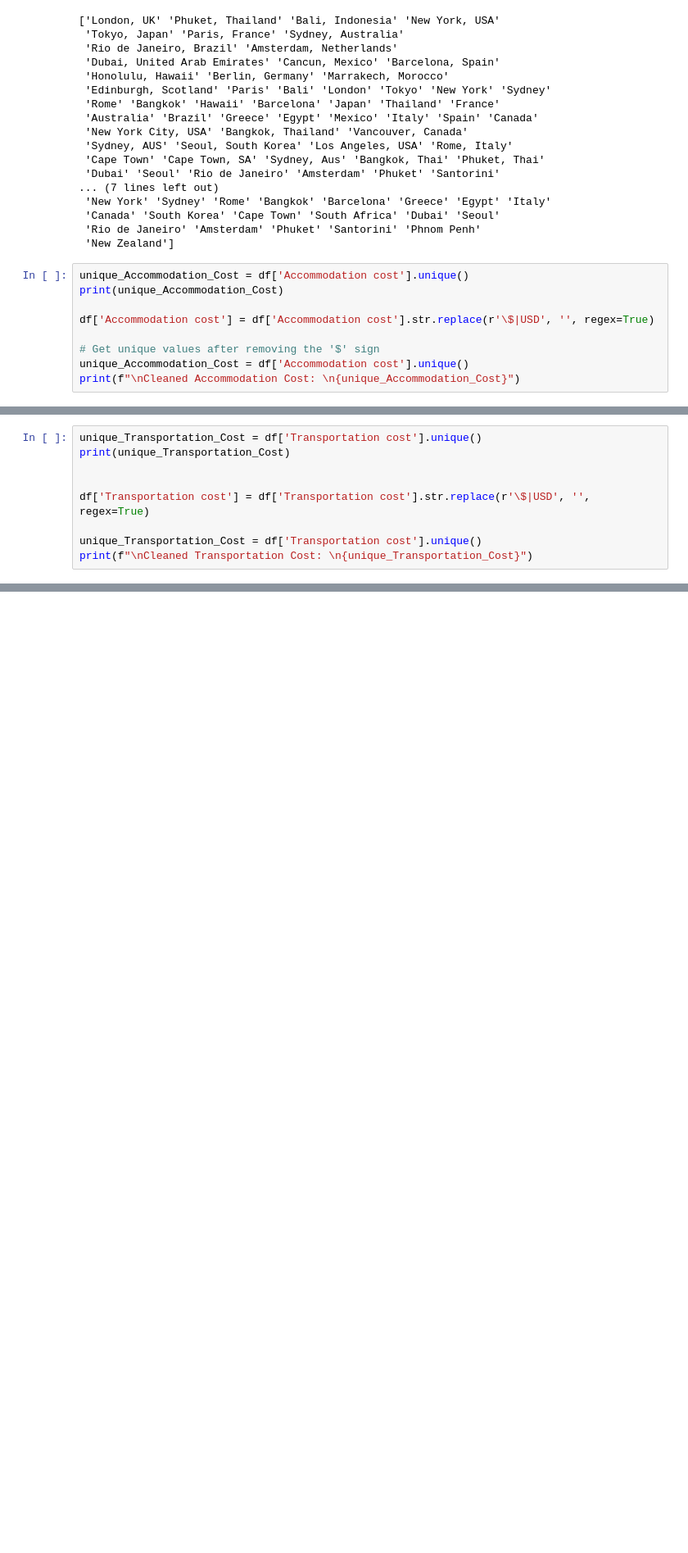
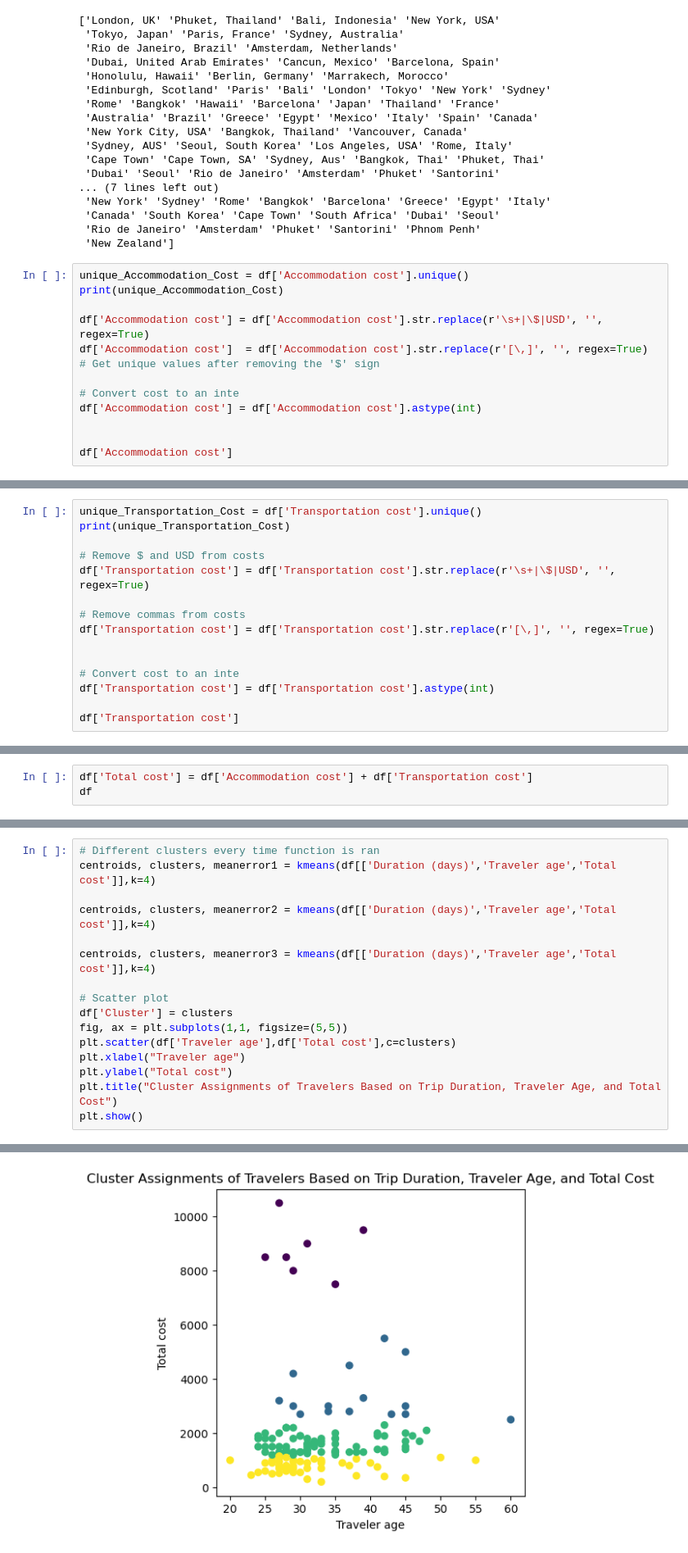
Before and after one commit to Shuchi18/CSCI4022_Final_Project, a Jupyter notebook: Notebook/Project.ipynb, the cells around one changed output, grey strips where cells are left out. Shown at 82% size. Cells and saved outputs as stored; diff of their text form; blank space fills up the shorter version.

Commit message:
Cleaned all rows and first run of kmeans

```diff
--- a/Notebook/Project.ipynb
+++ b/Notebook/Project.ipynb
@@ -93,11 +93,15 @@ print(f"\nCleaned unique countries:\n{unique_countries}")
 unique_Accommodation_Cost = df['Accommodation cost'].unique()
 print(unique_Accommodation_Cost)
 
-df['Accommodation cost'] = df['Accommodation cost'].str.replace(r'\$|USD', '', regex=True)
+df['Accommodation cost'] = df['Accommodation cost'].str.replace(r'\s+|\$|USD', '', regex=True)
+df['Accommodation cost']  = df['Accommodation cost'].str.replace(r'[\,]', '', regex=True)
+# Get unique values after removing the '$' sign
 
-# Get unique values after removing the '$' sign
-unique_Accommodation_Cost = df['Accommodation cost'].unique()
-print(f"\nCleaned Accommodation Cost: \n{unique_Accommodation_Cost}")
+# Convert cost to an inte
+df['Accommodation cost'] = df['Accommodation cost'].astype(int)
+
+
+df['Accommodation cost']
 # %% [output]
 ['1200' '800' '1000' '2000' '700' '1500' '500' '900' '2500' '3000' '1400'
  '600' '$900 ' '$1,500 ' '$1,200 ' '$600 ' '$1,000 ' '$700 ' '$400 '
@@ -116,11 +125,17 @@ Cleaned Accommodation Cost:
 unique_Transportation_Cost = df['Transportation cost'].unique()
 print(unique_Transportation_Cost)
 
+# Remove $ and USD from costs
+df['Transportation cost'] = df['Transportation cost'].str.replace(r'\s+|\$|USD', '', regex=True)
 
-df['Transportation cost'] = df['Transportation cost'].str.replace(r'\$|USD', '', regex=True)
+# Remove commas from costs
+df['Transportation cost'] = df['Transportation cost'].str.replace(r'[\,]', '', regex=True)
 
-unique_Transportation_Cost = df['Transportation cost'].unique()
-print(f"\nCleaned Transportation Cost: \n{unique_Transportation_Cost}")
+
+# Convert cost to an inte
+df['Transportation cost'] = df['Transportation cost'].astype(int)
+
+df['Transportation cost']
 # %% [output]
 ['600' '500' '700' '1000' '200' '800' '1200' '100' '400' '150' '$400 '
  '$700 ' '$150 ' '$800 ' '$100 ' '$600 ' '$80 ' '$500 ' '$300 ' '$50 '
@@ -136,0 +158,3 @@ Cleaned Transportation Cost:
+# %%
+df['Total cost'] = df['Accommodation cost'] + df['Transportation cost']
+df
@@ -136,0 +243,17 @@ Cleaned Transportation Cost:
+# %%
+# Different clusters every time function is ran
+centroids, clusters, meanerror1 = kmeans(df[['Duration (days)','Traveler age','Total cost']],k=4)
+
+centroids, clusters, meanerror2 = kmeans(df[['Duration (days)','Traveler age','Total cost']],k=4)
+
+centroids, clusters, meanerror3 = kmeans(df[['Duration (days)','Traveler age','Total cost']],k=4)
+
+# Scatter plot
+df['Cluster'] = clusters
+fig, ax = plt.subplots(1,1, figsize=(5,5))
+plt.scatter(df['Traveler age'],df['Total cost'],c=clusters)
+plt.xlabel("Traveler age")
+plt.ylabel("Total cost")
+plt.title("Cluster Assignments of Travelers Based on Trip Duration, Traveler Age, and Total Cost")
+plt.show()
+# %% [output]
@@ -136,0 +263 @@ Cleaned Transportation Cost:
+[figure, added]
```
Also changed, not shown: parts of 8 cells of this notebook.
